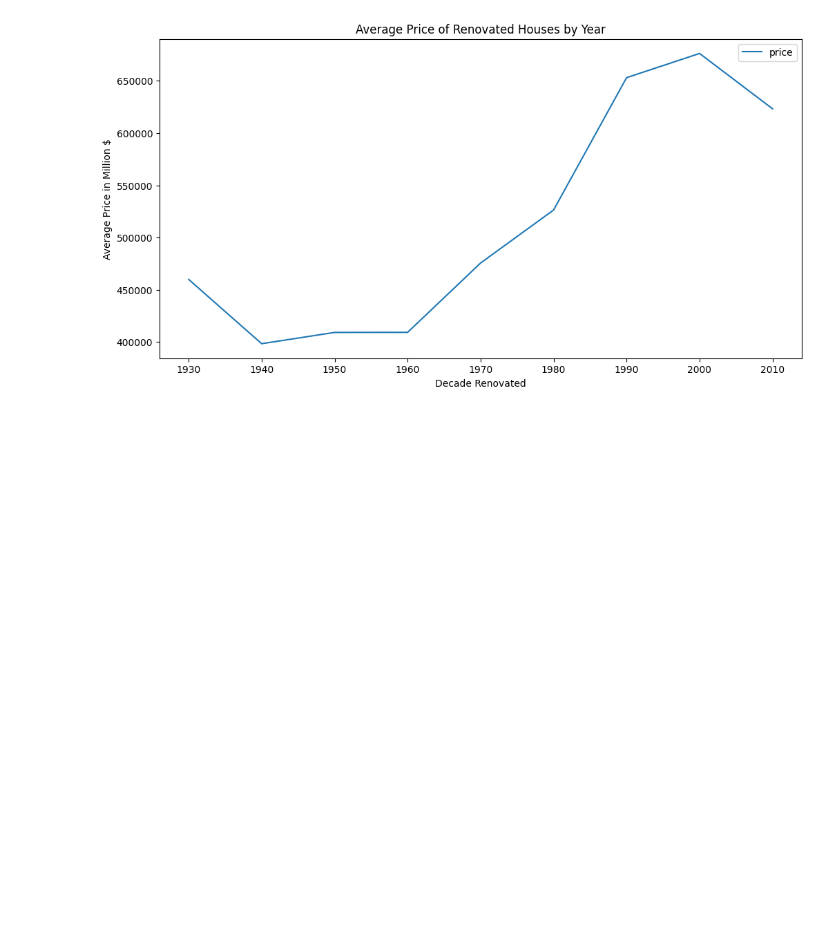
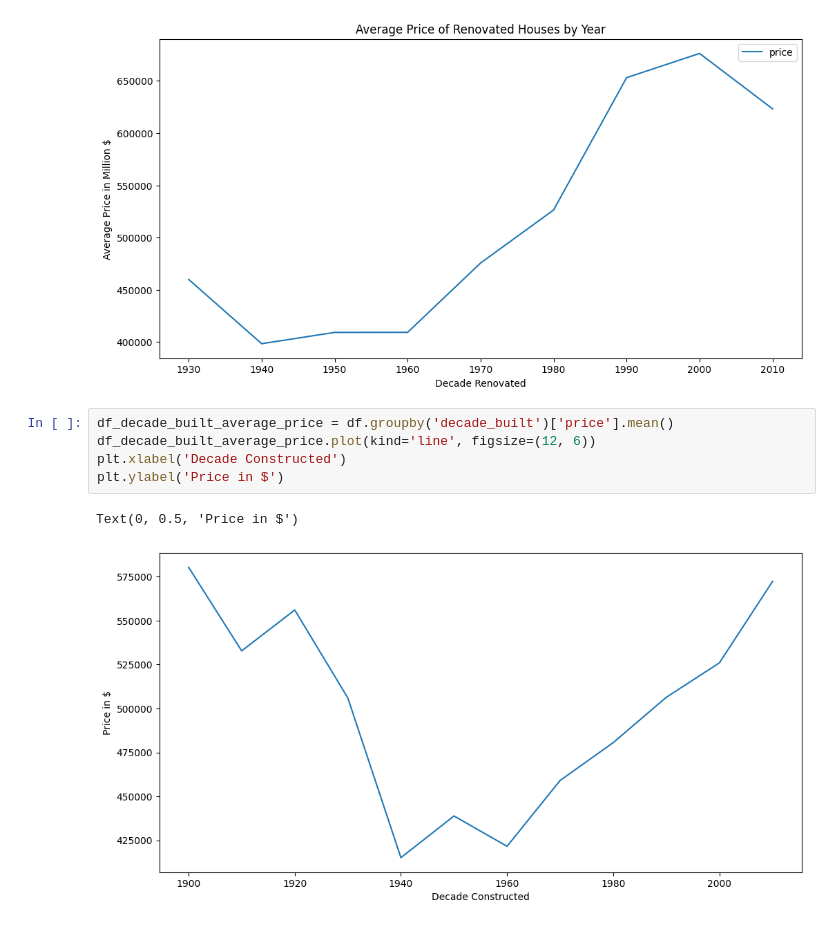
Before and after one commit to NiallGF/First-data-project, a Jupyter notebook: Kaggle Project/Workbooks/eda.ipynb, the cells around one changed output. Drawn from its saved outputs; the diff is of its cells as text; blank space fills up the shorter version.

Commit message:
New 'decade_built' column added to table with new insigth gained in EDA

```diff
--- a/Kaggle Project/Workbooks/eda.ipynb
+++ b/Kaggle Project/Workbooks/eda.ipynb
@@ -127,3 +127,11 @@ See the caveats in the documentation: https://pandas.pydata.org/pandas-docs/stab
   df_renovated['decade'] = (df_renovated['yr_renovated'] // 10) * 10
 Text(0, 0.5, 'Average Price in Million $')
 [figure]
+# %%
+df_decade_built_average_price = df.groupby('decade_built')['price'].mean()
+df_decade_built_average_price.plot(kind='line', figsize=(12, 6))
+plt.xlabel('Decade Constructed')
+plt.ylabel('Price in $')
+# %% [output]
+Text(0, 0.5, 'Price in $')
+[figure, added]
```
Also changed, not shown: parts of 3 cells of this notebook, 4 other files.
